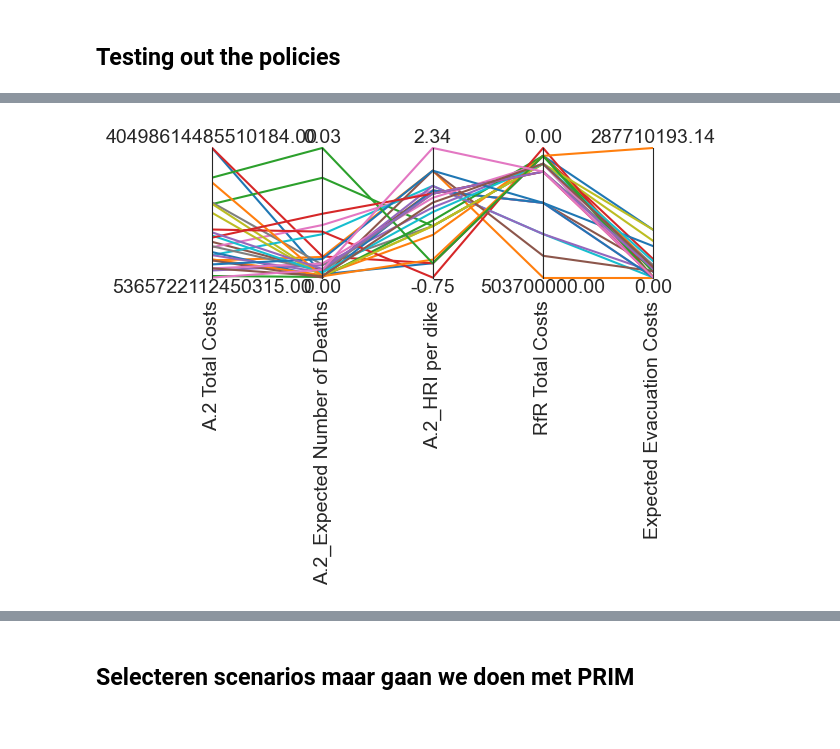
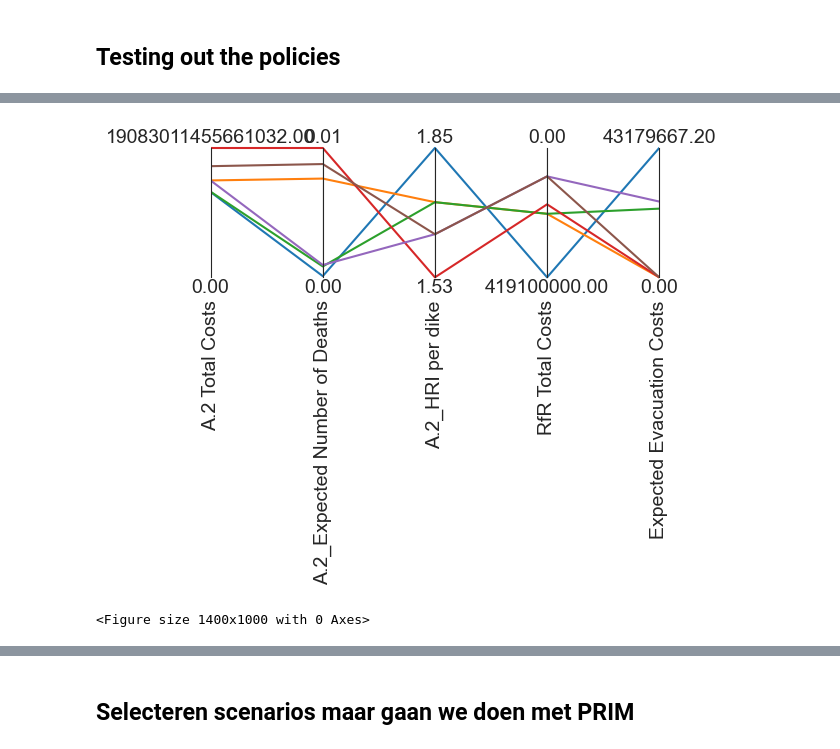
Before and after one commit to jmcbeelen/EPA141A, a Jupyter notebook: final assignment/MORDM.ipynb, the cells around one changed output, grey strips where cells are left out. Saved outputs shown, nothing was run; the diff lists cells and outputs as text; code cells hidden in the pictures.

```diff
--- a/final assignment/MORDM.ipynb
+++ b/final assignment/MORDM.ipynb
@@ -83,7 +83,7 @@ if __name__ == "__main__":
             nfe=nfe,
             searchover="levers",
             epsilons=espilon,
-            convergence=convergence_metrics,
-            reference=ref_scenario,
+            convergence=convergence_metrics, reference=ref_scenario,
+
         )
 # %% [output]
@@ -148,0 +134,9 @@ print(results)
+# %%
+logical = (
+    (results["A.2 Total Costs"] < 7e7) &
+
+    (results["A.2_HRI per dike"] > 1))
+
+
+
+np.sum(logical)
@@ -149,7 +188,7 @@ print(results)
 # %% [markdown]
 ## optimized policies
 # %%
-policies = results
+policies = results[logical]
 policies = policies.drop([o.name for o in model.outcomes], axis=1)
 policies
 # %% [output]
@@ -249,15 +258,18 @@ scores
 # %%
 data = scores
 limits = parcoords.get_limits(data)
+limits.loc[0, ['A.2 Total Costs', 'A.2_Expected Number of Deaths', 'RfR Total Costs',"Expected Evacuation Costs"]] = 0
 
 
 paraxes = parcoords.ParallelAxes(limits)
 paraxes.plot(data)
 paraxes.invert_axis("RfR Total Costs")
-
+plt.figure(figsize=(14, 10))
+plt.savefig("scores_single_MORDM.png", dpi=300, bbox_inches='tight') # width=12 inches, height=8 inches
 plt.show()
 # %% [output]
-[figure, old version]
+[figure, new version]
+<Figure size 1400x1000 with 0 Axes>
 # %%
 def calculate_regret(data, best):
     return np.abs(best-data)
```
Also changed, not shown: parts of 42 cells of this notebook.
